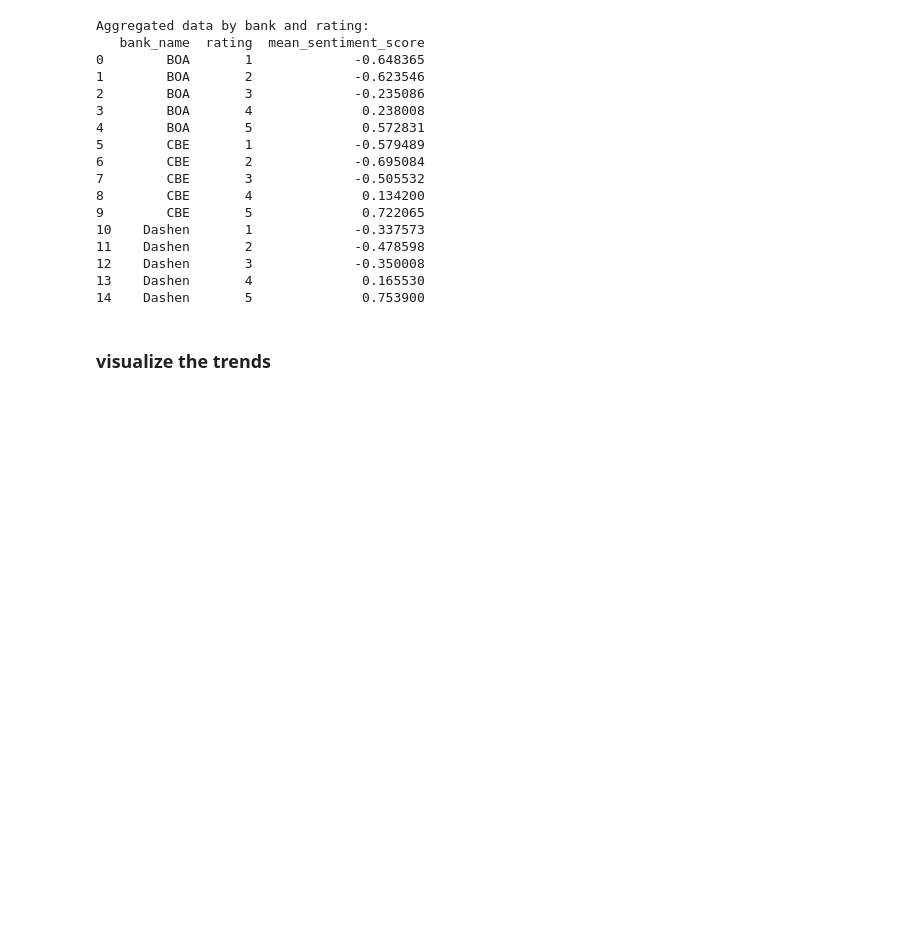
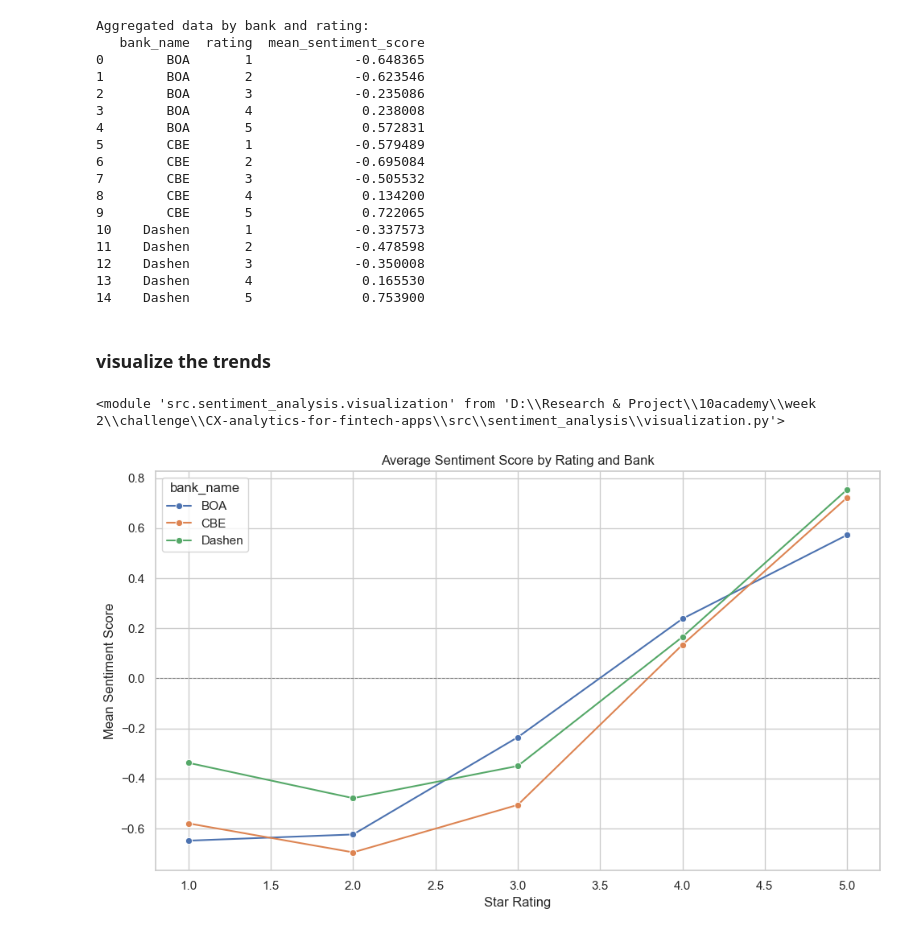
Before and after one commit to chalasimon/CX-analytics-for-fintech-apps, a Jupyter notebook: notebooks/task2.ipynb, the cells around one changed output. Cells and saved outputs as stored; diff of their text form; code cells hidden in the pictures; blank space fills up the shorter version.

Commit message:
feat: Aggregate rating visualization done

```diff
--- a/notebooks/task2.ipynb
+++ b/notebooks/task2.ipynb
@@ -156,3 +156,18 @@ Aggregated data by bank and rating:
 14    Dashen       5              0.753900
 # %% [markdown]
 ### visualize the trends
+# %%
+# import module for visualization
+from src.sentiment_analysis.visualization import SentimentVisualizer
+import src.sentiment_analysis.visualization
+# Reload the module to ensure we have the latest version
+reload(src.sentiment_analysis.visualization)
+# %% [output]
+<module 'src.sentiment_analysis.visualization' from 'D:\\Research & Project\\10academy\\week 2\\challenge\\CX-analytics-for-fintech-apps\\src\\sentiment_analysis\\visualization.py'>
+# %%
+# initialize the visualizer
+visualizer = SentimentVisualizer()
+# Visualize the sentiment scores
+visualizer.plot_mean_sentiment_trends(agg_data)
+# %% [output]
+[figure, added]
```
Also changed, not shown: 1 other file.
